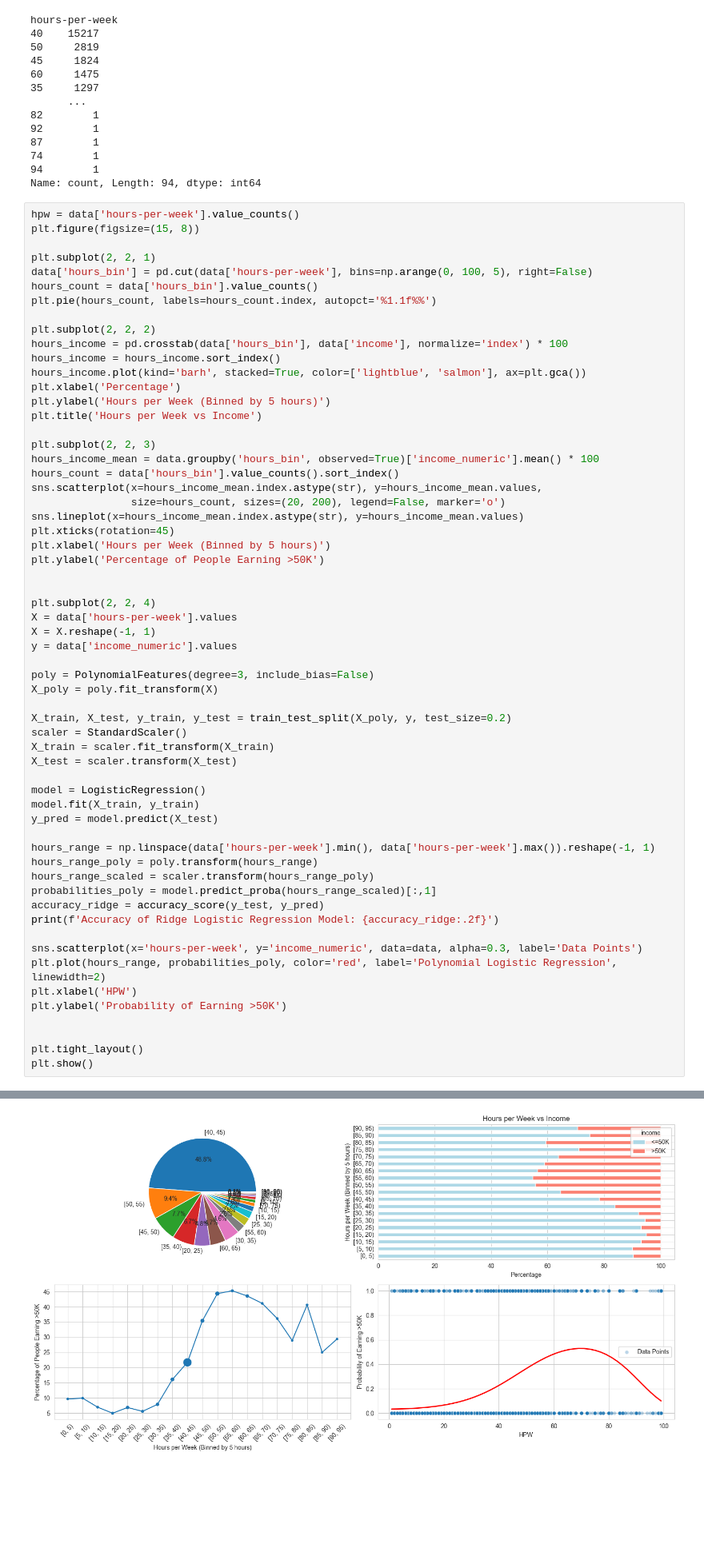
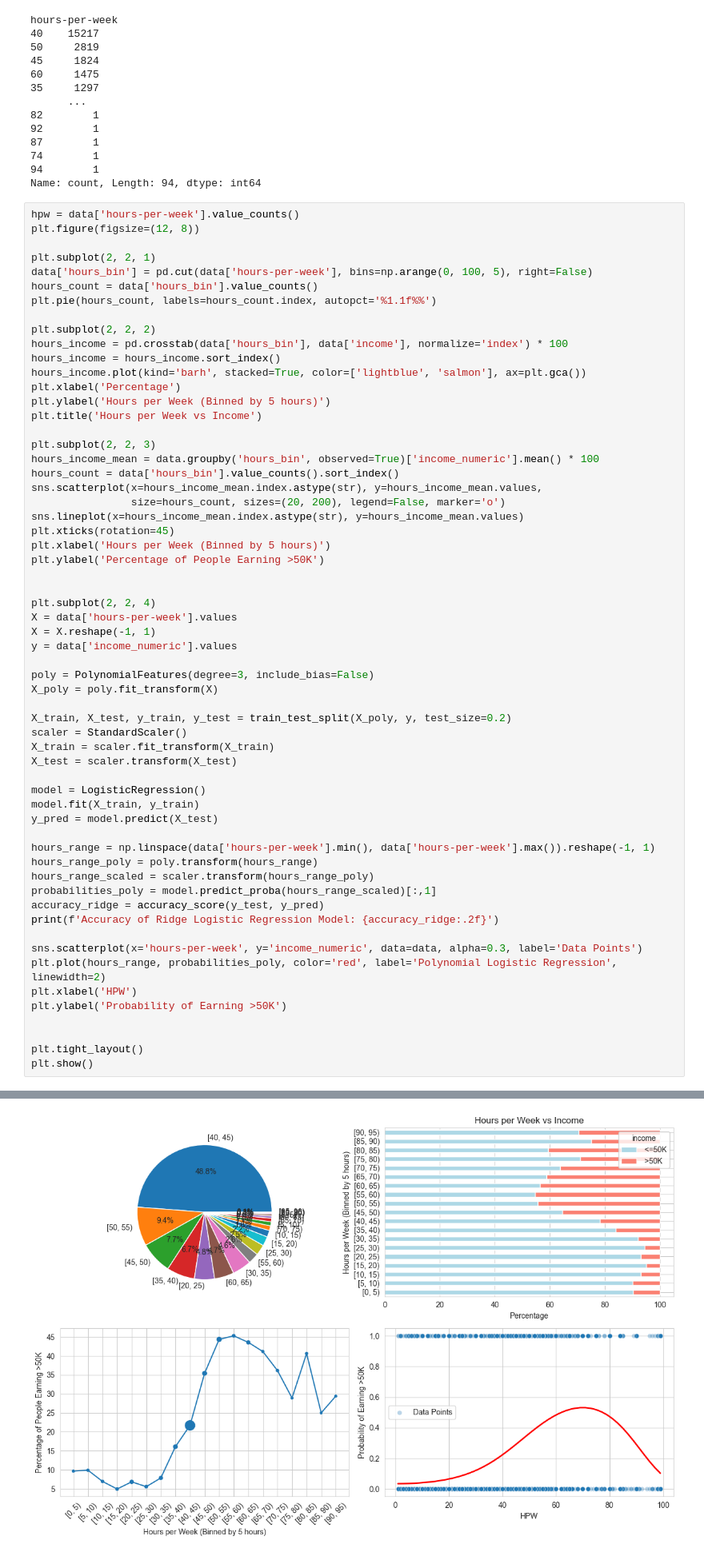
Before and after one commit to Farbod0o/Income-Analysis-in-Census-Data, a Jupyter notebook: CensusIncome.ipynb, the cells around one changed output, grey strips where cells are left out. Shown: that part at 80% size. Drawn from its saved outputs; the diff is of its cells as text; blank space fills up the shorter version.

```diff
--- a/CensusIncome.ipynb
+++ b/CensusIncome.ipynb
@@ -233,7 +233,7 @@ hours-per-week
 Name: count, Length: 94, dtype: int64
 # %%
 hpw = data['hours-per-week'].value_counts()
-plt.figure(figsize=(15, 8))
+plt.figure(figsize=(12, 8))
 
 plt.subplot(2, 2, 1)
 data['hours_bin'] = pd.cut(data['hours-per-week'], bins=np.arange(0, 100, 5), right=False)
@@ -296 +296 @@ Accuracy of Ridge Logistic Regression Model: 0.76
-[figure, old version]
+[figure, new version]
```
Also changed, not shown: parts of 1 cell of this notebook.
